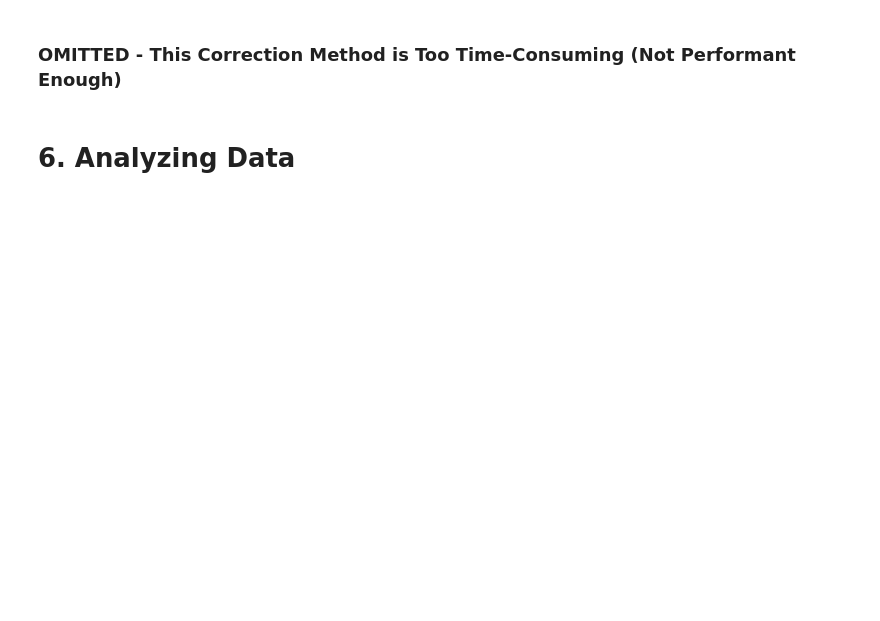
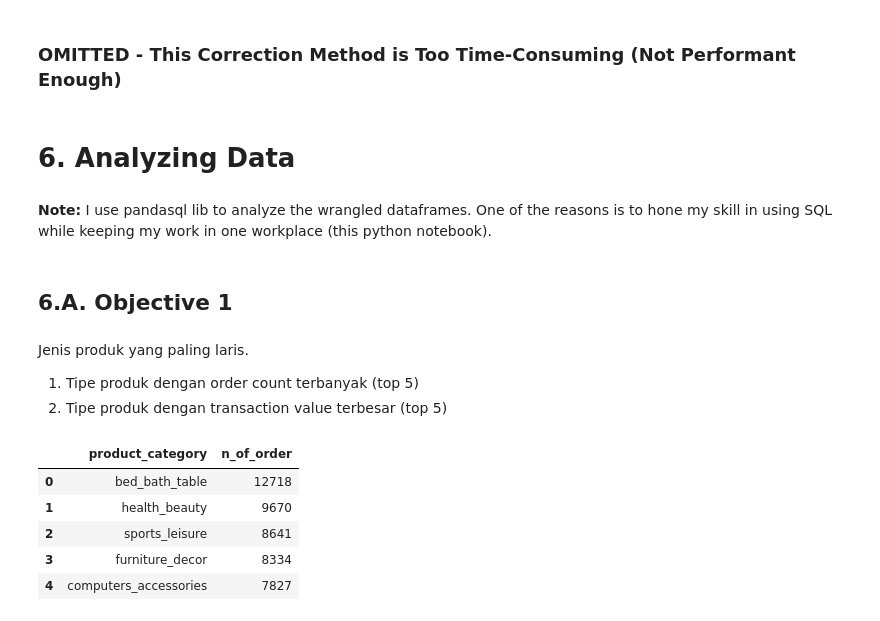
Before and after one commit to bagusfarisa/olist-data-wrangling, a Jupyter notebook: olist.ipynb, the cells around one changed output. Saved outputs shown, nothing was run; the diff lists cells and outputs as text; code cells hidden in the pictures; blank space fills up the shorter version.

Commit message:
add: analysis w pandasql

```diff
--- a/olist.ipynb
+++ b/olist.ipynb
@@ -874,3 +918,32 @@ array(['campinas', 'mogi guacu', 'rio de janeiro', 'sao paulo',
 # df_geolocation.to_csv('df_geolocation_test.csv')
 # %% [markdown]
 # 6. Analyzing Data
+# %% [markdown]
+**Note:** I use pandasql lib to analyze the wrangled dataframes. One of the reasons is to hone my skill in using SQL while keeping my work in one workplace (this python notebook).
+# %% [markdown]
+## 6.A. Objective 1
+# %% [markdown]
+Jenis produk yang paling laris.
+1. Tipe produk dengan order count terbanyak (top 5)
+2. Tipe produk dengan transaction value terbesar (top 5)
+# %%
+q1a = """
+SELECT pcnt.product_category_name_english AS product_category, COUNT(o.order_id) AS n_of_order
+FROM df_order AS o
+INNER JOIN df_order_items AS oi ON o.order_id = oi.order_id
+INNER JOIN df_products AS p ON oi.product_id = p.product_id
+INNER JOIN df_product_cat_name_transl AS pcnt ON p.product_category_name = pcnt.product_category_name
+GROUP BY p.product_category_name
+ORDER BY n_of_order DESC
+LIMIT 5;
+"""
+
+
+ps.sqldf(q1a, locals())
+# %% [output]
+|  | product_category | n_of_order |
+| 0 | bed_bath_table | 12718 |
+| 1 | health_beauty | 9670 |
+| 2 | sports_leisure | 8641 |
+| 3 | furniture_decor | 8334 |
+| 4 | computers_accessories | 7827 |
```
Also changed, not shown: parts of 10 cells of this notebook.
